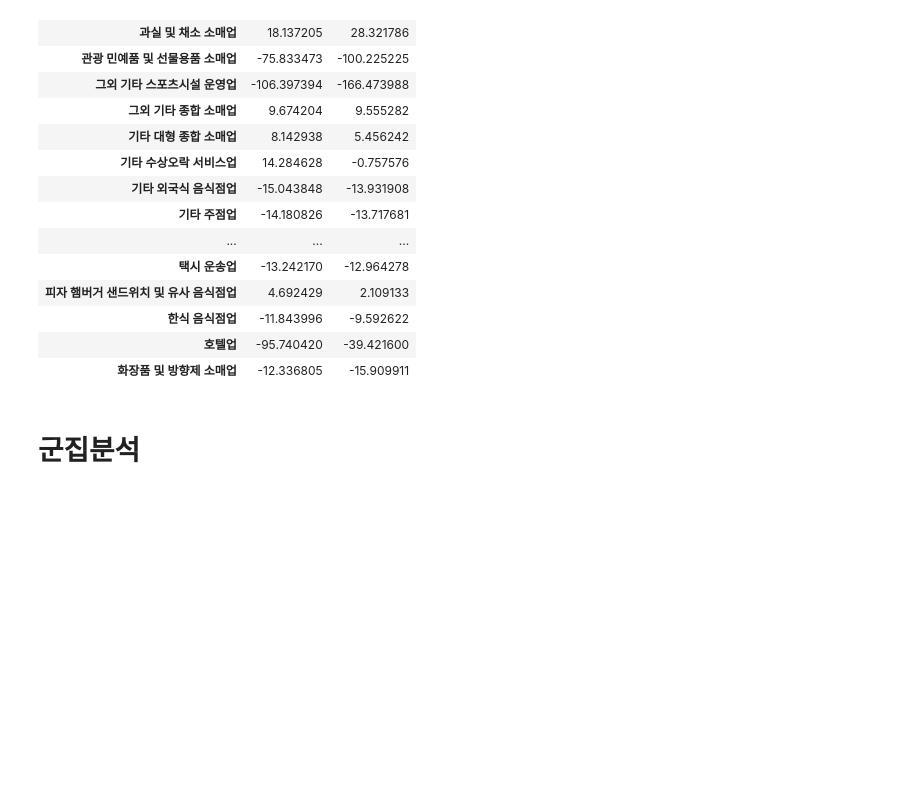
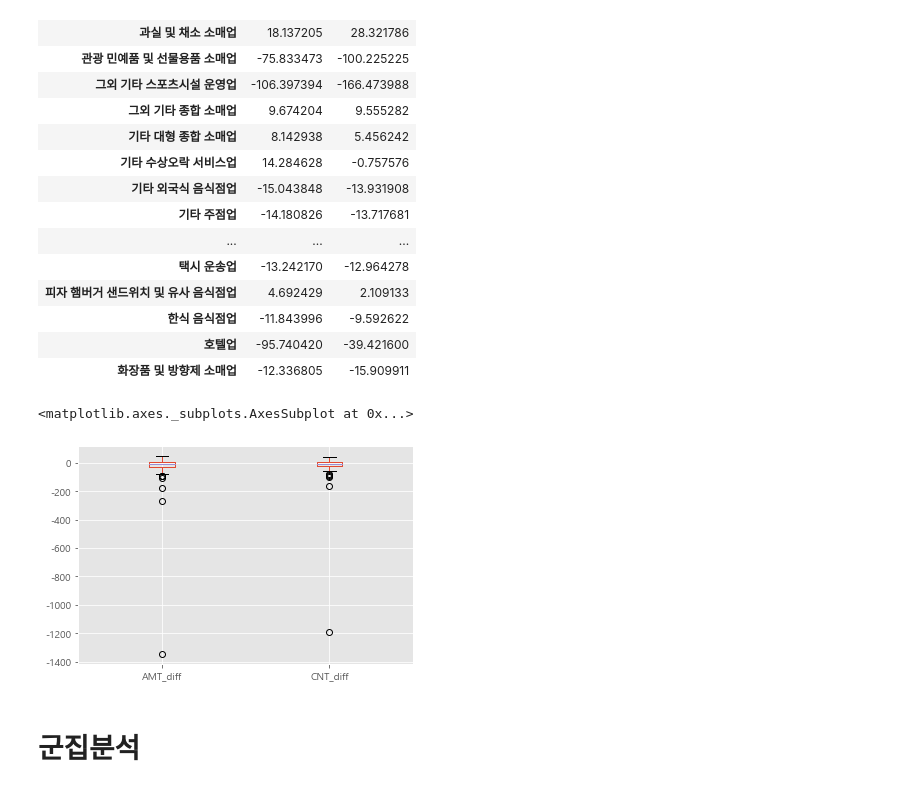
Before and after one commit to Hinterhalter/Jeju-Card-Use-Predict, a Jupyter notebook: Seoul/Seoul_Cluster_1.ipynb, the cells around one changed output. Cells and saved outputs as stored; diff of their text form; code cells hidden in the pictures; blank space fills up the shorter version.

```diff
--- a/Seoul/Seoul_Cluster_1.ipynb
+++ b/Seoul/Seoul_Cluster_1.ipynb
@@ -132,6 +132,11 @@ CLSS_df
 | 한식 음식점업 | -11.843996 | -9.592622 |
 | 호텔업 | -95.740420 | -39.421600 |
 | 화장품 및 방향제 소매업 | -12.336805 | -15.909911 |
+# %%
+CLSS_df[['AMT_diff', 'CNT_diff']].boxplot()
+# %% [output]
+<matplotlib.axes._subplots.AxesSubplot at 0x...>
+[figure, added]
 # %% [markdown]
 # 군집분석
 # %%
```
Also changed, not shown: parts of 9 cells of this notebook, 10 other files.
